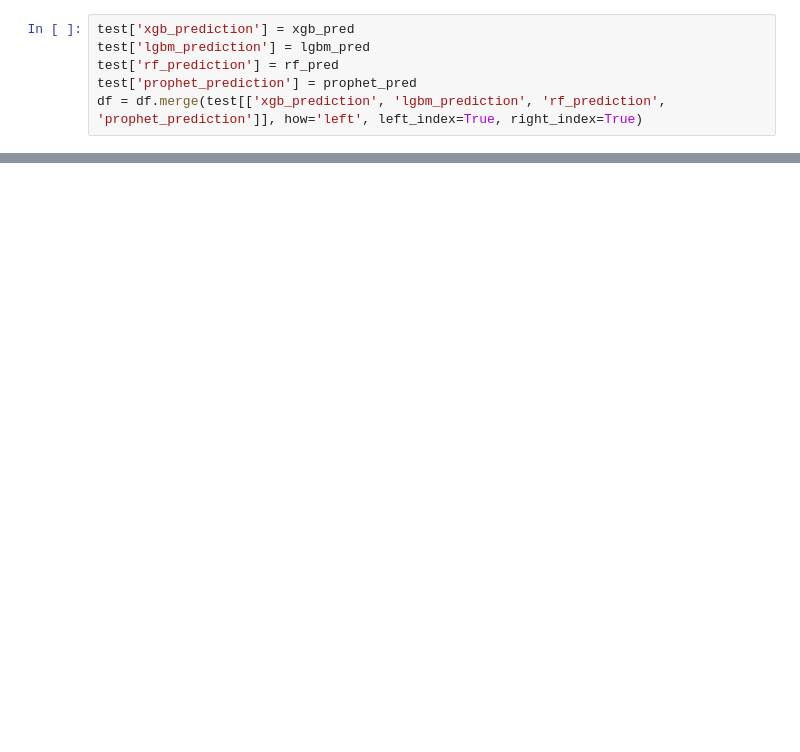
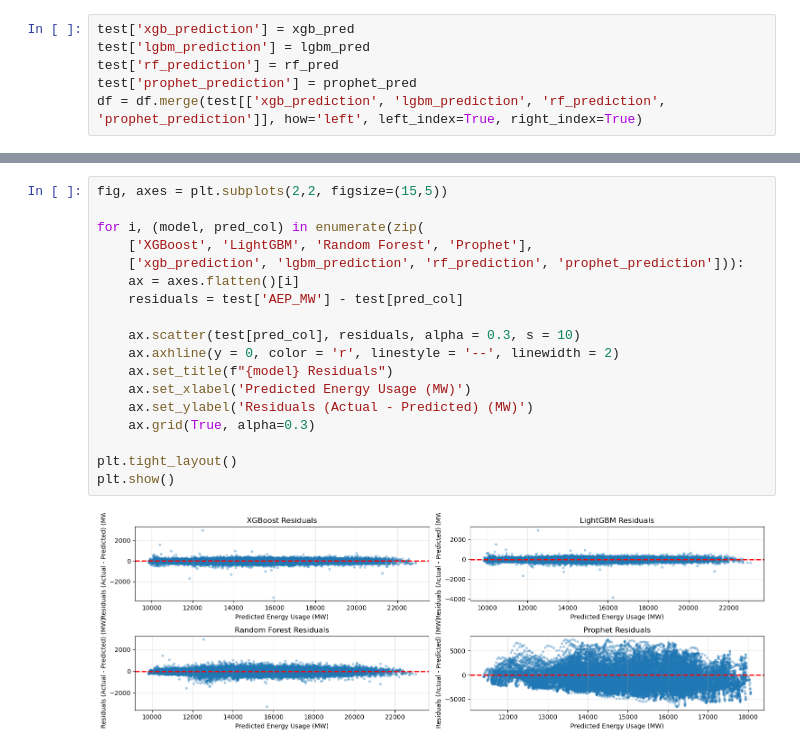
Before and after one commit to DaeJens/aep_TimeSeriesForecast, a Jupyter notebook: TimeSeriesForecasting_energy.ipynb, the cells around one changed output, grey strips where cells are left out. Drawn from its saved outputs; the diff is of its cells as text; blank space fills up the shorter version.

```diff
--- a/TimeSeriesForecasting_energy.ipynb
+++ b/TimeSeriesForecasting_energy.ipynb
@@ -363,3 +402,23 @@ df = df.merge(test[['xgb_prediction', 'lgbm_prediction', 'rf_prediction', 'proph
+# %%
+fig, axes = plt.subplots(2,2, figsize=(15,5))
+
+for i, (model, pred_col) in enumerate(zip(
+    ['XGBoost', 'LightGBM', 'Random Forest', 'Prophet'],
+    ['xgb_prediction', 'lgbm_prediction', 'rf_prediction', 'prophet_prediction'])):
+    ax = axes.flatten()[i]
+    residuals = test['AEP_MW'] - test[pred_col]
+
+    ax.scatter(test[pred_col], residuals, alpha = 0.3, s = 10)
+    ax.axhline(y = 0, color = 'r', linestyle = '--', linewidth = 2)
+    ax.set_title(f"{model} Residuals")
+    ax.set_xlabel('Predicted Energy Usage (MW)')
+    ax.set_ylabel('Residuals (Actual - Predicted) (MW)')
+    ax.grid(True, alpha=0.3)
+
+plt.tight_layout()
+plt.show()
+# %% [output]
+[figure, added]
 # %%
 fig, ax = plt.subplots(2, 2, figsize=(15,5))
 ax00 = ax[0,0]
```
Also changed, not shown: parts of 13 cells of this notebook.
